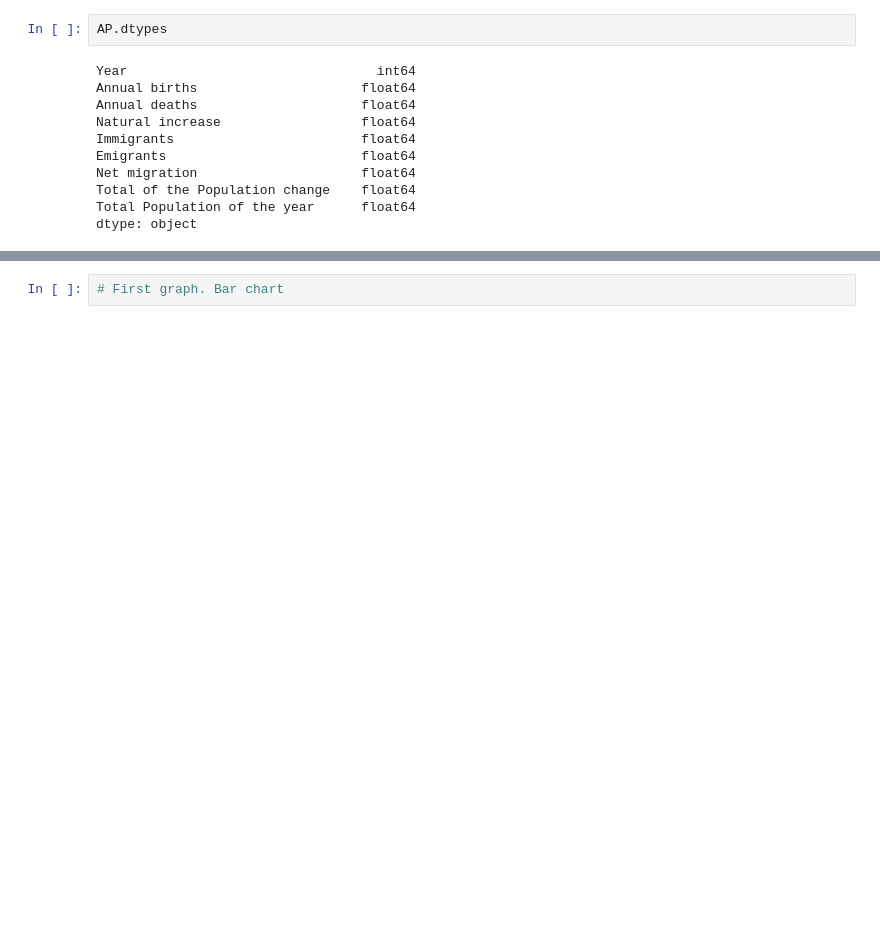
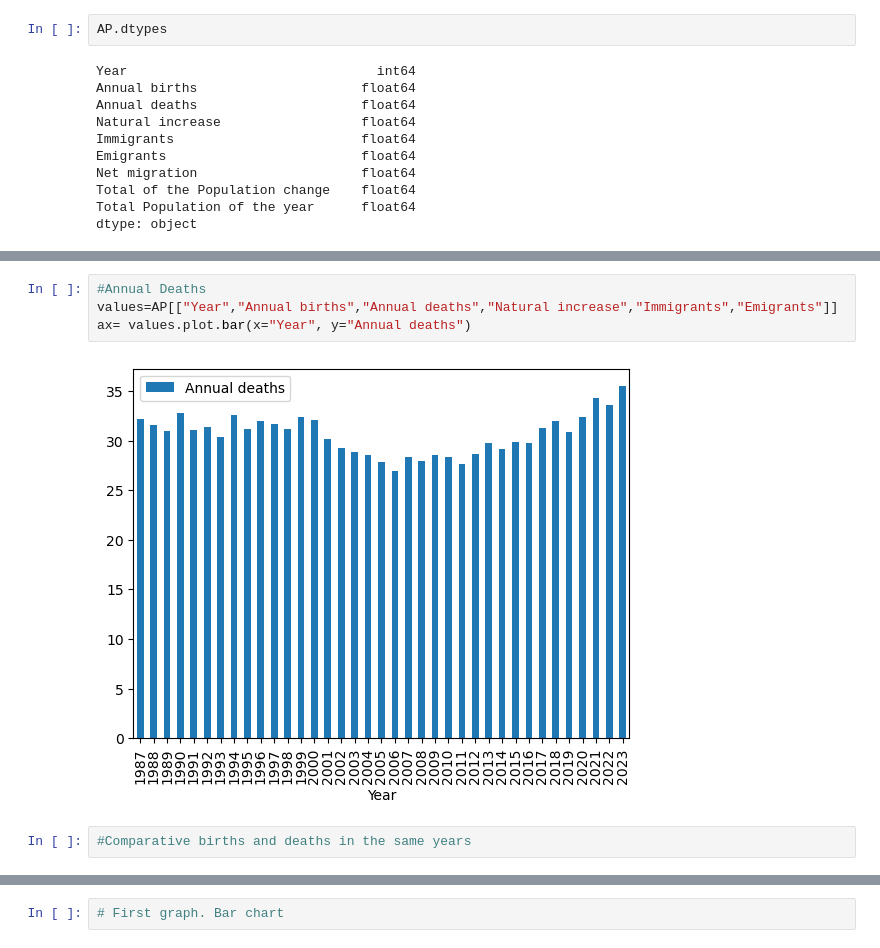
Before and after one commit to diagarmar29/Population-in-Ireland.-1st-Assesment, a Jupyter notebook: Population in Ireland.ipynb, the cells around one changed output, grey strips where cells are left out. Saved outputs shown, nothing was run; the diff lists cells and outputs as text; blank space fills up the shorter version.

```diff
--- a/Population in Ireland.ipynb
+++ b/Population in Ireland.ipynb
@@ -141,0 +155,8 @@ dtype: int64
+# %%
+#Annual Deaths
+values=AP[["Year","Annual births","Annual deaths","Natural increase","Immigrants","Emigrants"]]
+ax= values.plot.bar(x="Year", y="Annual deaths")
+# %% [output]
+[figure, added]
+# %%
+#Comparative births and deaths in the same years
```
Also changed, not shown: parts of 13 cells of this notebook.
